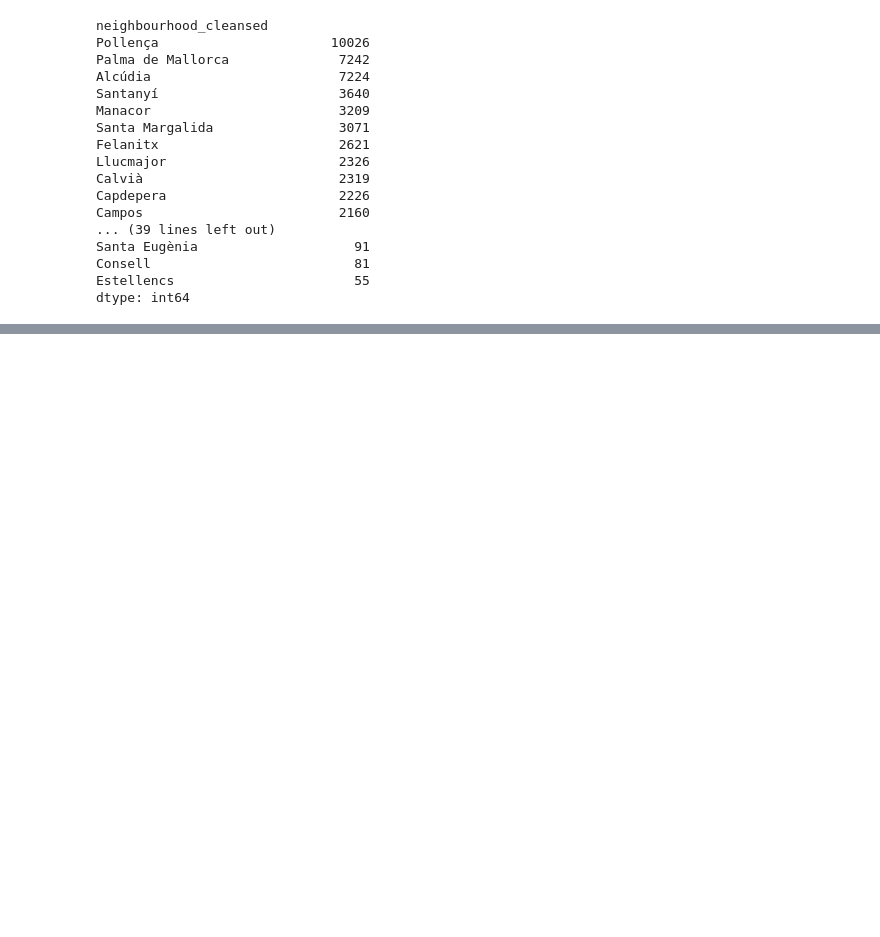
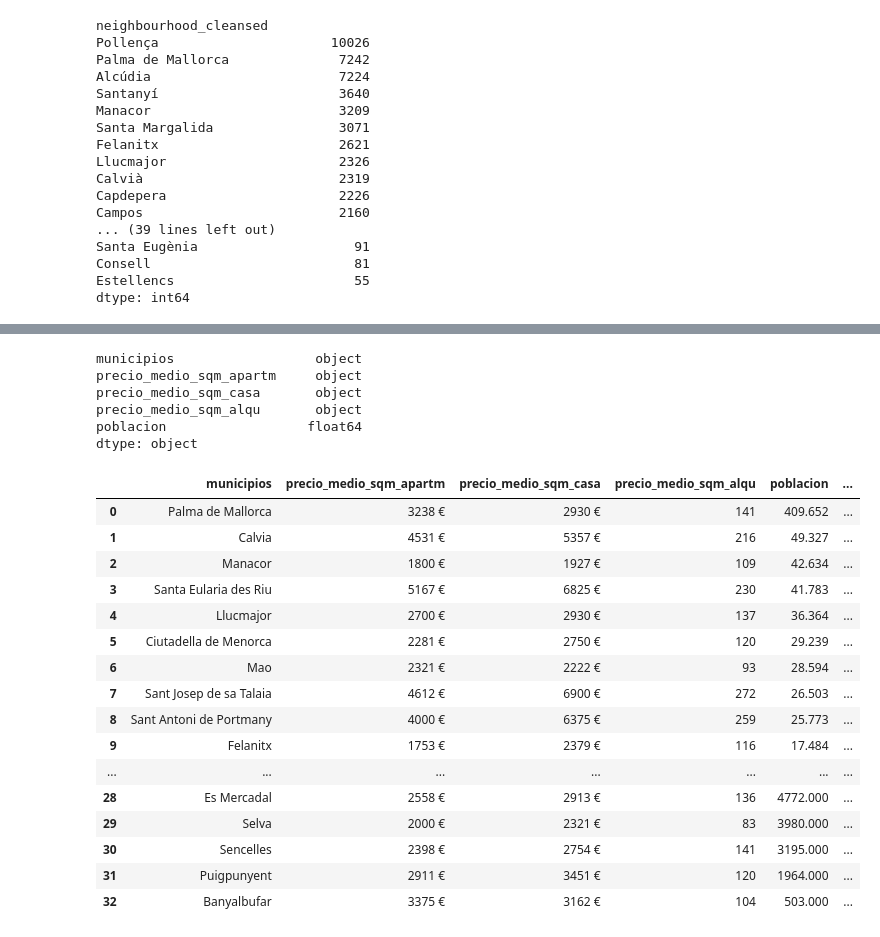
Before and after one commit to JaimeLeoz/w4-ETL-Project, a Jupyter notebook: MainWork-1.ipynb, the cells around one changed output, grey strips where cells are left out. Drawn from its saved outputs; the diff is of its cells as text; code cells hidden in the pictures; blank space fills up the shorter version.

```diff
--- a/MainWork-1.ipynb
+++ b/MainWork-1.ipynb
@@ -1494,0 +1762,40 @@ dtype: int64
+# %%
+df_rent_municipios_final.dtypes
+# %% [output]
+municipios                  object
+precio_medio_sqm_apartm     object
+precio_medio_sqm_casa       object
+precio_medio_sqm_alqu       object
+poblacion                  float64
+dtype: object
+# %%
+df_rent_municipios_final['precio_medio_sqm_alqu'] = df_rent_municipios_final['precio_medio_sqm_alqu'].str.replace('€','')
+#df_rent_municipios_final['precio_medio_sqm_alqu'] = df_rent_municipios_final['precio_medio_sqm_alqu'].str.replace(',','')
+# %%
+df_rent_municipios_final["precio_medio_sqm_alqu"] = pd.to_numeric(df_rent_municipios_final["precio_medio_sqm_alqu"], downcast="integer")
+# %%
+
+# I  turn one column, the one i will use most, into monthly data, since is based on a yearly data.
+df_rent_municipios_final['price_sqm_amonth_alqu'] = df_rent_municipios_final['precio_medio_sqm_alqu'] / 12
+# %%
+df_rent_municipios_final.at[3,'municipios']='Santa Eularia des Riu'
+# %%
+df_rent_municipios_final
+# %% [output]
+|  | municipios | precio_medio_sqm_apartm | precio_medio_sqm_casa | precio_medio_sqm_alqu | poblacion | ... |
+| 0 | Palma de Mallorca | 3238 € | 2930 € | 141 | 409.652 | ... |
+| 1 | Calvia | 4531 € | 5357 € | 216 | 49.327 | ... |
+| 2 | Manacor | 1800 € | 1927 € | 109 | 42.634 | ... |
+| 3 | Santa Eularia des Riu | 5167 € | 6825 € | 230 | 41.783 | ... |
+| 4 | Llucmajor | 2700 € | 2930 € | 137 | 36.364 | ... |
+| 5 | Ciutadella de Menorca | 2281 € | 2750 € | 120 | 29.239 | ... |
+| 6 | Mao | 2321 € | 2222 € | 93 | 28.594 | ... |
+| 7 | Sant Josep de sa Talaia | 4612 € | 6900 € | 272 | 26.503 | ... |
+| 8 | Sant Antoni de Portmany | 4000 € | 6375 € | 259 | 25.773 | ... |
+| 9 | Felanitx | 1753 € | 2379 € | 116 | 17.484 | ... |
+| ... | ... | ... | ... | ... | ... | ... |
+| 28 | Es Mercadal | 2558 € | 2913 € | 136 | 4772.000 | ... |
+| 29 | Selva | 2000 € | 2321 € | 83 | 3980.000 | ... |
+| 30 | Sencelles | 2398 € | 2754 € | 141 | 3195.000 | ... |
+| 31 | Puigpunyent | 2911 € | 3451 € | 120 | 1964.000 | ... |
+| 32 | Banyalbufar | 3375 € | 3162 € | 104 | 503.000 | ... |
```
Also changed, not shown: parts of 34 cells of this notebook, 9 other files.
